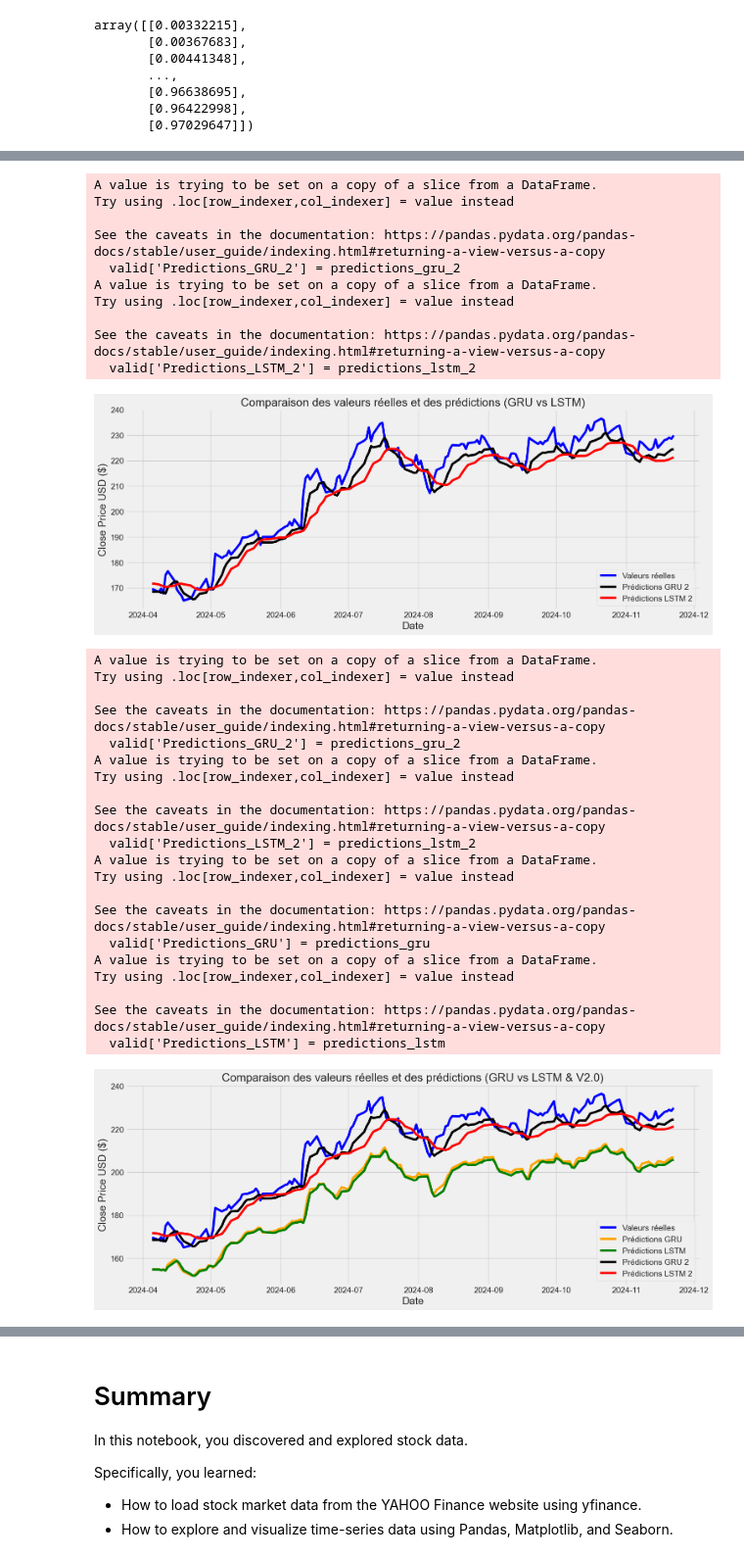
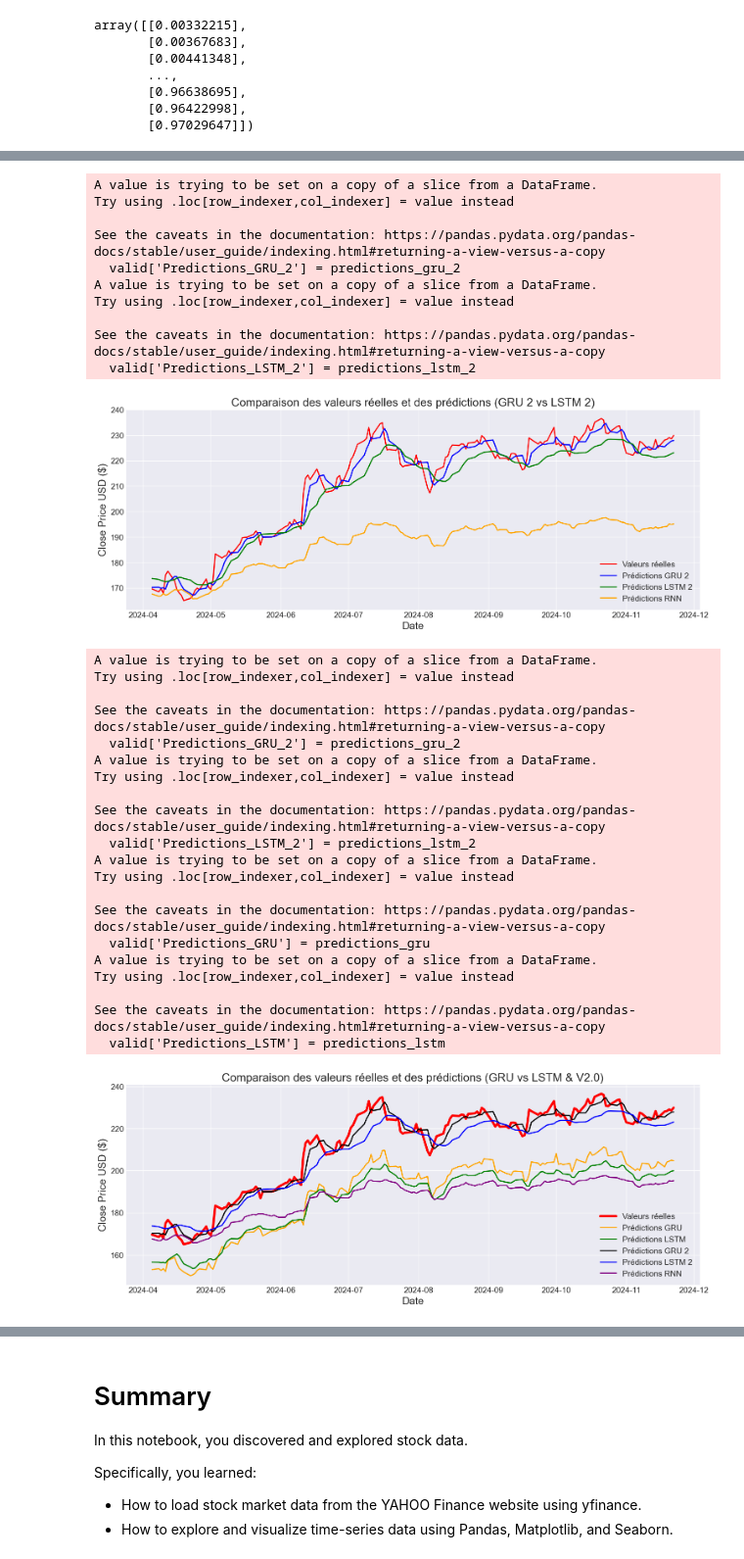
Before and after one commit to laanani-mohamed/Stock_Market_Prediction, a Jupyter notebook: stock-market-analysis-prediction-using-lstm.ipynb, the cells around one changed output, grey strips where cells are left out. Shown at 98% size. Drawn from its saved outputs; the diff is of its cells as text; code cells hidden in the pictures.

```diff
--- a/stock-market-analysis-prediction-using-lstm.ipynb
+++ b/stock-market-analysis-prediction-using-lstm.ipynb
@@ -813,11 +883,11 @@ valid['Predictions_GRU_2'] = predictions_gru_2  # Assuming you have this
 valid['Predictions_LSTM_2'] = predictions_lstm_2  # Assuming you have this
 
 # Create a figure with 2 rows and 2 columns
-plt.figure(figsize=(16, 12))
+plt.figure(figsize=(16, 10))
 
 # First subplot for GRU predictions
-plt.subplot(2, 2, 1)  # Row 1, Column 1
-plt.title('GRU Model Prediction')
+plt.subplot(4, 1, 1)  # Row 1
+plt.title('GRU Prediction')
 plt.xlabel('Date', fontsize=12)
 plt.ylabel('Close Price USD ($)', fontsize=12)
 plt.plot(train['Close'], label='Train')
@@ -825,8 +895,8 @@ plt.plot(valid[['Close', 'Predictions_GRU']])
 plt.legend(['Train', 'Real', 'Predictions'], loc='lower right')
 
 # Second subplot for LSTM predictions
-plt.subplot(2, 2, 2)  # Row 1, Column 2
-plt.title('LSTM Model Prediction')
+plt.subplot(5, 1, 2)  # Row 2
+plt.title('LSTM Prediction')
 plt.xlabel('Date', fontsize=12)
 plt.ylabel('Close Price USD ($)', fontsize=12)
 plt.plot(train['Close'], label='Train')
@@ -834,8 +904,8 @@ plt.plot(valid[['Close', 'Predictions_LSTM']])
 plt.legend(['Train', 'Real', 'Predictions'], loc='lower right')
 
 # Third subplot for GRU 2 predictions
-plt.subplot(2, 2, 3)  # Row 2, Column 1
-plt.title('GRU 2 Model Prediction')
+plt.subplot(5, 1, 3)  # Row 3
+plt.title('GRU 2 Prediction')
 plt.xlabel('Date', fontsize=12)
 plt.ylabel('Close Price USD ($)', fontsize=12)
 plt.plot(train['Close'], label='Train')
@@ -843,14 +913,24 @@ plt.plot(valid[['Close', 'Predictions_GRU_2']])
 plt.legend(['Train', 'Real', 'Predictions'], loc='lower right')
 
 # Fourth subplot for LSTM 2 predictions
-plt.subplot(2, 2, 4)  # Row 2, Column 2
-plt.title('LSTM 2 Model Prediction')
+plt.subplot(5, 1, 4)  # Row 4
+plt.title('LSTM 2 Prediction')
 plt.xlabel('Date', fontsize=12)
 plt.ylabel('Close Price USD ($)', fontsize=12)
 plt.plot(train['Close'], label='Train')
 plt.plot(valid[['Close', 'Predictions_LSTM_2']])
 plt.legend(['Train', 'Real', 'Predictions'], loc='lower right')
 
+# Fourth subplot for LSTM 2 predictions
+plt.subplot(5, 1, 5)  # Row 4
+valid['Predictions_rnn'] = predictions_rnn
+plt.title('RNN Prediction')
+plt.xlabel('Date', fontsize=12)
+plt.ylabel('Close Price USD ($)', fontsize=12)
+plt.plot(train['Close'], label='Train')
+plt.plot(valid[['Close', 'Predictions_rnn']])
+plt.legend(['Train', 'Real', 'Predictions'], loc='lower right')
+
 # Show the plots
 plt.tight_layout()  # Ensures proper spacing between the plots
 plt.show()
@@ -918,19 +995,20 @@ valid['Predictions_LSTM_2'] = predictions_lstm_2
 
 # Tracer le graphique
 plt.figure(figsize=(16, 6))
-plt.title('Comparaison des valeurs réelles et des prédictions (GRU vs LSTM)', fontsize=20)
+plt.title('Comparaison des valeurs réelles et des prédictions (GRU 2 vs LSTM 2)', fontsize=20)
 plt.xlabel('Date', fontsize=18)
 plt.ylabel('Close Price USD ($)', fontsize=18)
 
 # Afficher les données réelles
-plt.plot(valid['Close'], label='Valeurs réelles', color='blue')
+plt.plot(valid['Close'], label='Valeurs réelles', linewidth=2, color='red')
 
 # Afficher les prédictions des deux modèles avec des couleurs différentes
-plt.plot(valid['Predictions_GRU_2'], label='Prédictions GRU 2', color='black')
-plt.plot(valid['Predictions_LSTM_2'], label='Prédictions LSTM 2', color='red')
+plt.plot(valid['Predictions_GRU_2'], label='Prédictions GRU 2', linewidth=2, color='blue')
+plt.plot(valid['Predictions_LSTM_2'], label='Prédictions LSTM 2', linewidth=2, color='green')
+plt.plot(valid['Predictions_rnn'], label='Prédictions RNN', linewidth=2, color='orange')
 
 # Ajouter une légende
-plt.legend(['Valeurs réelles', 'Prédictions GRU 2', 'Prédictions LSTM 2'], loc='lower right')
+plt.legend(['Valeurs réelles', 'Prédictions GRU 2', 'Prédictions LSTM 2', 'Prédictions RNN'], loc='lower right')
 
 # Afficher le graphique
 plt.show()
@@ -945,7 +1023,7 @@ Try using .loc[row_indexer,col_indexer] = value instead
 
 See the caveats in the documentation: https://pandas.pydata.org/pandas-docs/stable/user_guide/indexing.html#returning-a-view-versus-a-copy
   valid['Predictions_LSTM_2'] = predictions_lstm_2
-[figure, old version]
+[figure, new version]
 # %%
 # Ajouter les prédictions des deux modèles (GRU et LSTM) dans le DataFrame 'valid'
 valid['Predictions_GRU_2'] = predictions_gru_2
@@ -960,40 +1038,41 @@ plt.xlabel('Date', fontsize=18)
 plt.ylabel('Close Price USD ($)', fontsize=18)
 
 # Afficher les données réelles
-plt.plot(valid['Close'], label='Valeurs réelles', color='blue')
+plt.plot(valid['Close'], label='Valeurs réelles', color='red')
 
 # Afficher les prédictions des deux modèles avec des couleurs différentes
-plt.plot(valid['Predictions_GRU'], label='Prédictions GRU', color='orange')
-plt.plot(valid['Predictions_LSTM'], label='Prédictions LSTM', color='green')
-plt.plot(valid['Predictions_GRU_2'], label='Prédictions GRU 2', color='black')
-plt.plot(valid['Predictions_LSTM_2'], label='Prédictions LSTM 2', color='red')
+plt.plot(valid['Predictions_GRU'], label='Prédictions GRU', linewidth=2, color='orange')
+plt.plot(valid['Predictions_LSTM'], label='Prédictions LSTM', linewidth=2, color='green')
+plt.plot(valid['Predictions_GRU_2'], label='Prédictions GRU 2', linewidth=2, color='black')
+plt.plot(valid['Predictions_LSTM_2'], label='Prédictions LSTM 2', linewidth=2, color='blue')
+plt.plot(valid['Predictions_rnn'], label='Prédictions RNN', linewidth=2, color='purple')
 
 # Ajouter une légende
-plt.legend(['Valeurs réelles', 'Prédictions GRU', 'Prédictions LSTM', 'Prédictions GRU 2', 'Prédictions LSTM 2'], loc='lower right')
+plt.legend(['Valeurs réelles', 'Prédictions GRU', 'Prédictions LSTM', 'Prédictions GRU 2', 'Prédictions LSTM 2', 'Prédictions RNN'], loc='lower right')
 
 # Afficher le graphique
 plt.show
 # Afficher le graphique
 plt.show()
 # %% [output]
 A value is trying to be set on a copy of a slice from a DataFrame.
 Try using .loc[row_indexer,col_indexer] = value instead
 
 See the caveats in the documentation: https://pandas.pydata.org/pandas-docs/stable/user_guide/indexing.html#returning-a-view-versus-a-copy
   valid['Predictions_GRU_2'] = predictions_gru_2
 A value is trying to be set on a copy of a slice from a DataFrame.
 Try using .loc[row_indexer,col_indexer] = value instead
 
 See the caveats in the documentation: https://pandas.pydata.org/pandas-docs/stable/user_guide/indexing.html#returning-a-view-versus-a-copy
   valid['Predictions_LSTM_2'] = predictions_lstm_2
 A value is trying to be set on a copy of a slice from a DataFrame.
 Try using .loc[row_indexer,col_indexer] = value instead
 
 See the caveats in the documentation: https://pandas.pydata.org/pandas-docs/stable/user_guide/indexing.html#returning-a-view-versus-a-copy
   valid['Predictions_GRU'] = predictions_gru
 A value is trying to be set on a copy of a slice from a DataFrame.
 Try using .loc[row_indexer,col_indexer] = value instead
 
 See the caveats in the documentation: https://pandas.pydata.org/pandas-docs/stable/user_guide/indexing.html#returning-a-view-versus-a-copy
   valid['Predictions_LSTM'] = predictions_lstm
-[figure, old version]
+[figure, new version]
```
Also changed, not shown: parts of 23 cells of this notebook.
